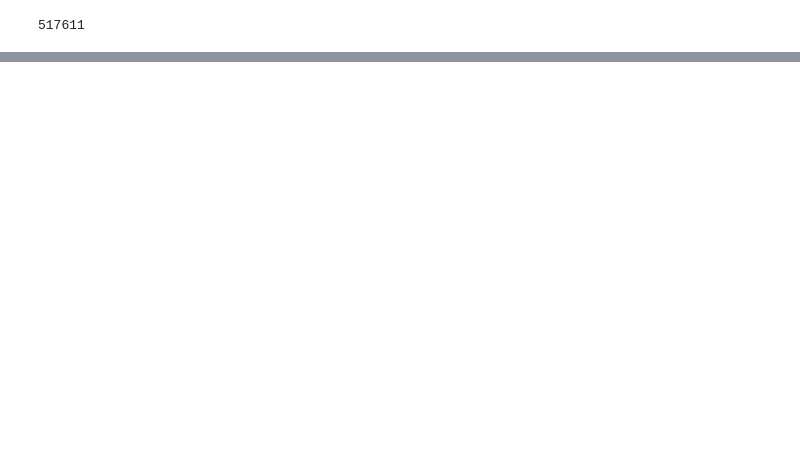
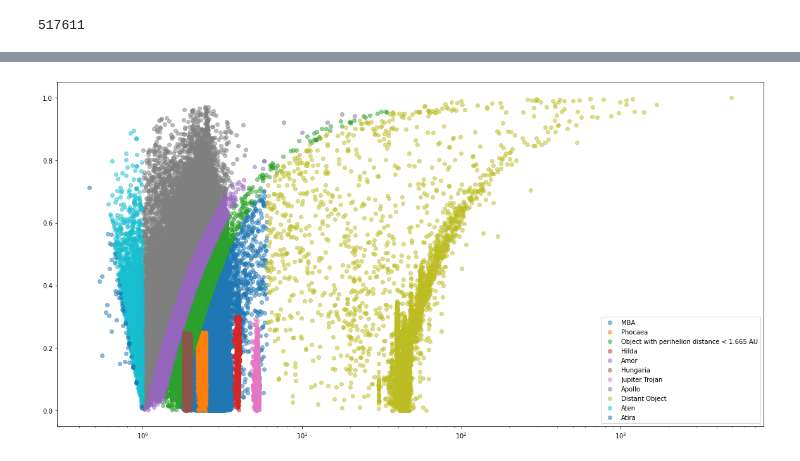
Before and after one commit to FusRoman/fink-fat, a Jupyter notebook: notebook/parameters_selection/confirmed_with_mpc.ipynb, the cells around one changed output, grey strips where cells are left out. Saved outputs shown, nothing was run; the diff lists cells and outputs as text; code cells hidden in the pictures; blank space fills up the shorter version.

```diff
--- a/notebook/parameters_selection/confirmed_with_mpc.ipynb
+++ b/notebook/parameters_selection/confirmed_with_mpc.ipynb
@@ -93,0 +48,12 @@ plt.scatter(mpc_ast_data["a"], mpc_ast_data["e"])
+# %%
+fig = plt.figure(figsize=(20, 10))
+ax = plt.gca()
+for orb in mpc_ast_data["Orbit_type"].unique():
+    cur_orb = mpc_ast_data[mpc_ast_data["Orbit_type"] == orb]
+    ax.scatter(cur_orb["a"], cur_orb["e"], label=orb, alpha=0.5)
+#ax.set_yscale('log')
+ax.set_xscale('log')
+ax.legend()
+plt.show()
+# %% [output]
+[figure, added]
```
Also changed, not shown: parts of 20 cells of this notebook, 4 other files.
